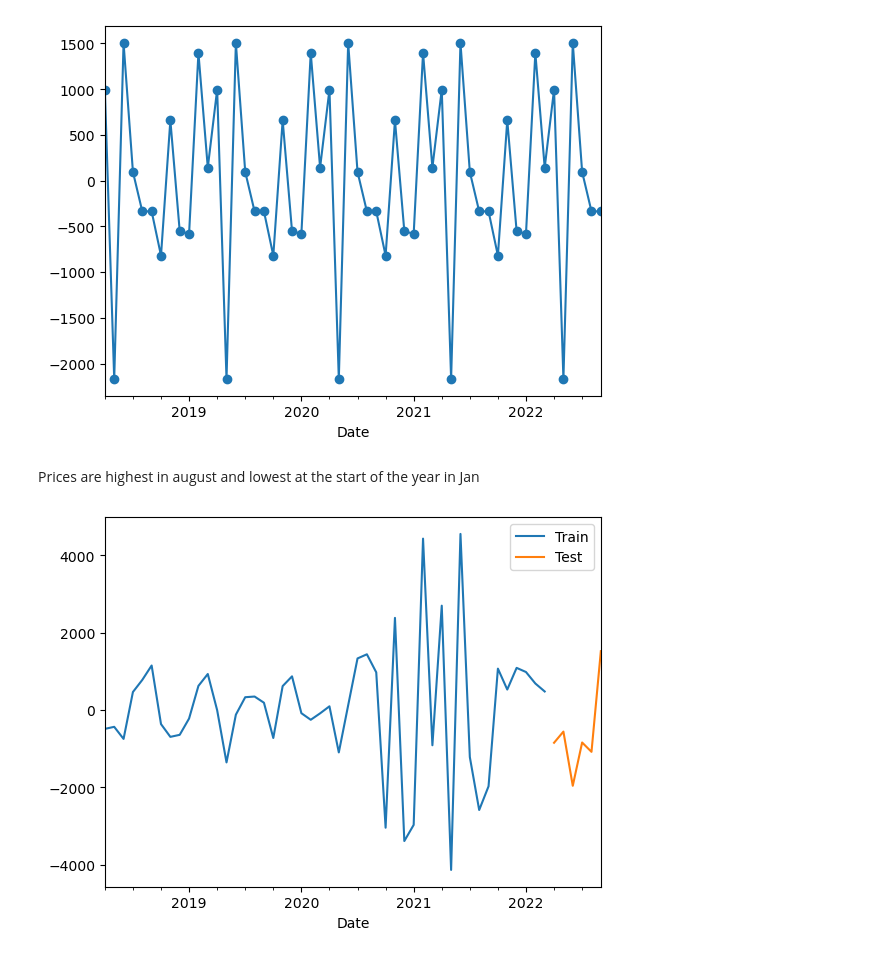
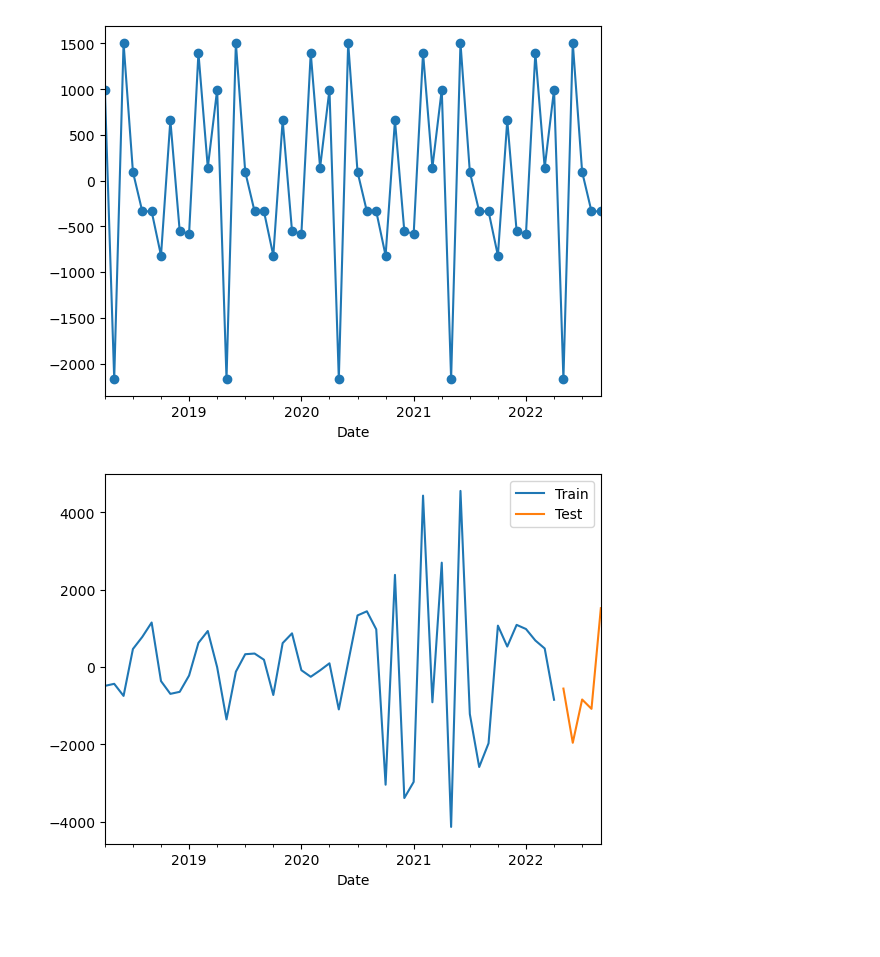
Before and after one commit to JamesCraig35/Preparing-Time-Series-from-Wide-Form-Data--Core-, a Jupyter notebook: Gridsearch SARIMA Models (Core).ipynb, the cells around one changed output. Saved outputs shown, nothing was run; the diff lists cells and outputs as text; code cells hidden in the pictures; blank space fills up the shorter version.

```diff
--- a/Gridsearch SARIMA Models (Core).ipynb
+++ b/Gridsearch SARIMA Models (Core).ipynb
@@ -269,8 +269,8 @@ HomeValue     0
 dtype: int64
 # %%
 # Check for stationarity using your custom function
-ts_home_value = ts['HomeValue'].resample('M').mean()
-adfuller_results = get_adfuller_results(ts_home_value, label='HomeValue')
+ts = ts['HomeValue'].resample('M').mean()
+adfuller_results = get_adfuller_results(ts, label='HomeValue')
 
 # Print the ADF test results
 print(adfuller_results)
@@ -290,0 +289,3 @@ ts_home_value_diff2 = ts_home_value.diff().diff().dropna()
+# %%
+ts_diff3 = ts.diff().diff().diff().dropna()
+ts_diff3.head(10)
@@ -337,16 +344,14 @@ seasonal = decomp.seasonal
 ax = seasonal.loc['2018': '2022'].plot(marker = 'o')
 # %% [output]
 [figure]
-# %% [markdown]
-Prices are highest in august and lowest at the start of the year in Jan
 # %%
 # tts
-train, test = train_test_split(ts_home_value_diff3, test_size=6)
+train, test = train_test_split(ts_diff3, test_size=5)
 ax = train.plot(label='Train')
 test.plot(ax=ax, label='Test')
 ax.legend();
 # %% [output]
-[figure, old version]
+[figure, new version]
 # %%
 # Try a nonseasonal model
 # Orders for non seasonal components
```
Also changed, not shown: parts of 24 cells of this notebook.
